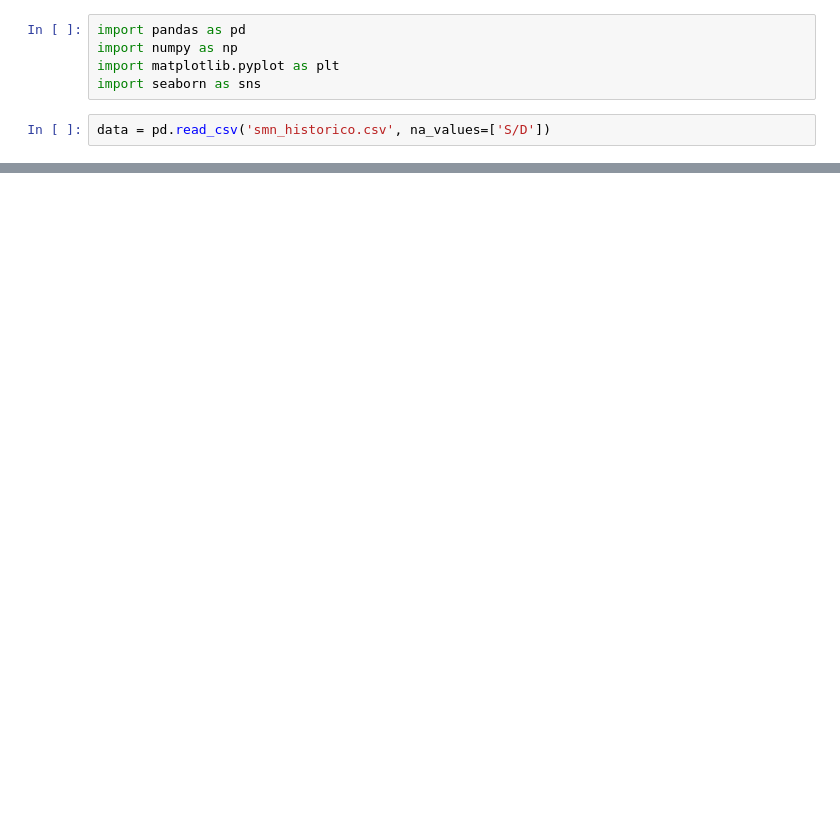
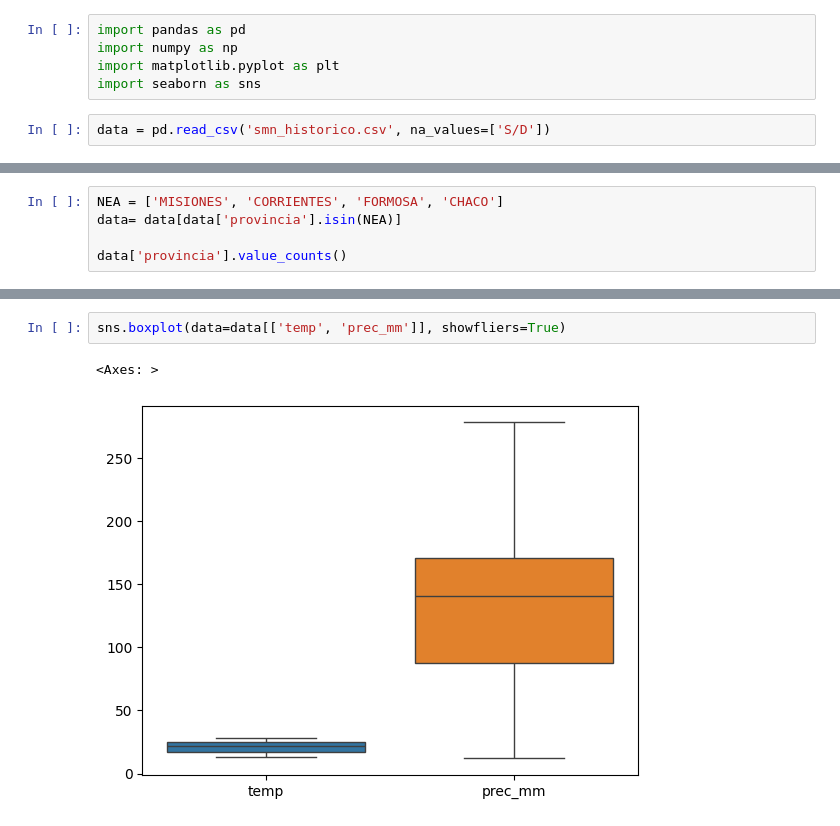
Before and after one commit to AndresMontesDeOca/Analisis-de-Datos, a Jupyter notebook: TP3.ipynb, the cells around one changed output, grey strips where cells are left out. Saved outputs shown, nothing was run; the diff lists cells and outputs as text; blank space fills up the shorter version.

```diff
--- a/TP3.ipynb
+++ b/TP3.ipynb
@@ -36,0 +59,5 @@ None
+# %%
+NEA = ['MISIONES', 'CORRIENTES', 'FORMOSA', 'CHACO']
+data= data[data['provincia'].isin(NEA)]
+
+data['provincia'].value_counts()
@@ -36,0 +97,5 @@ None
+# %%
+sns.boxplot(data=data[['temp', 'prec_mm']], showfliers=True)
+# %% [output]
+<Axes: >
+[figure, added]
```
Also changed, not shown: parts of 10 cells of this notebook.
